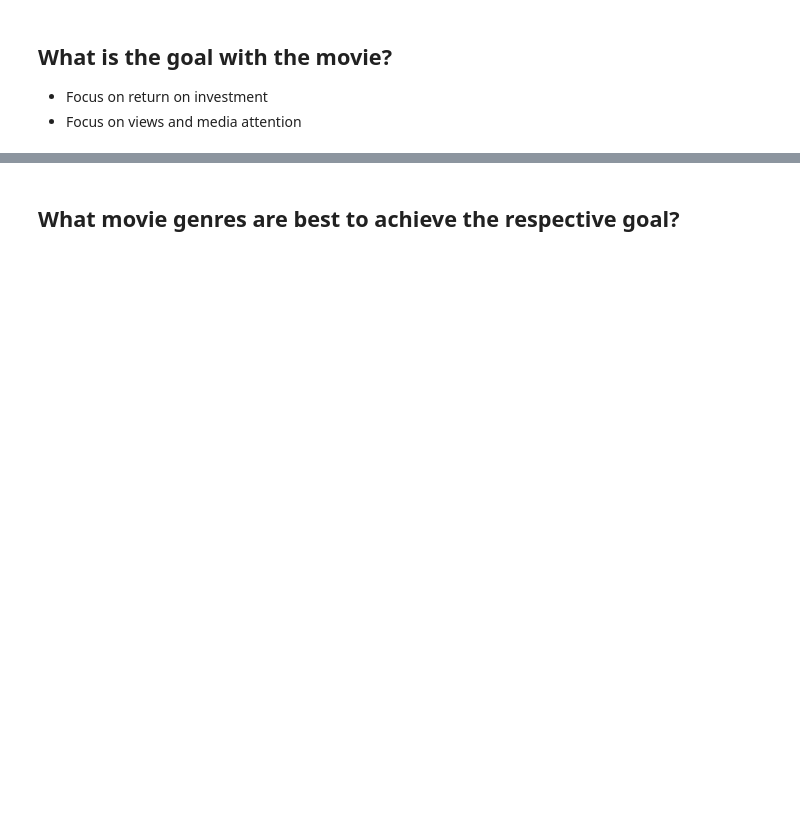
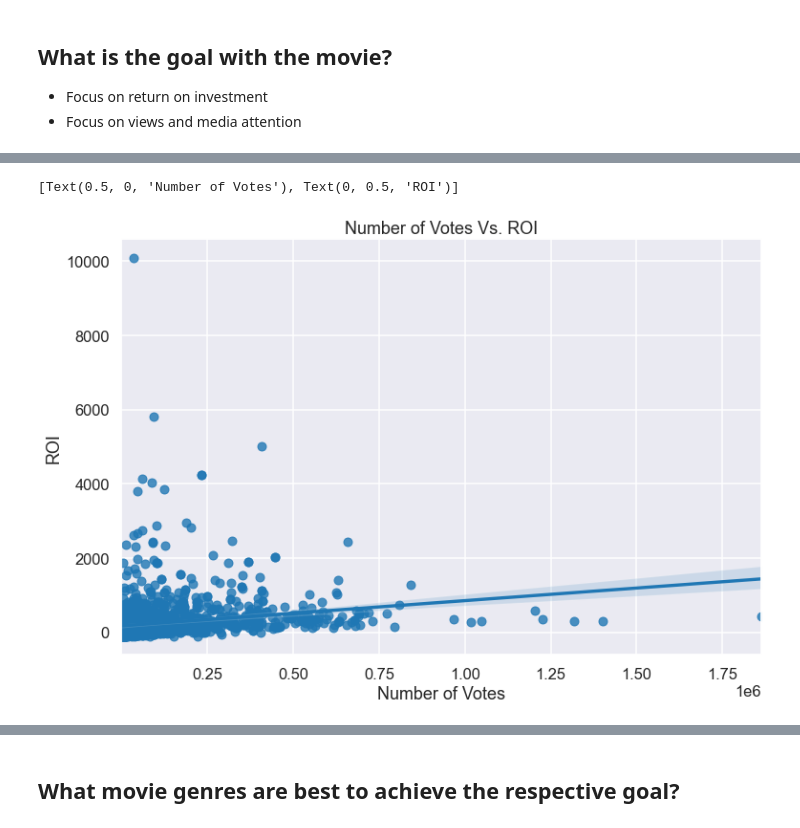
Before and after one commit to hoganbyun/Movie_analysis, a Jupyter notebook: Phase 1 Project Code.ipynb, the cells around one changed output, grey strips where cells are left out. Cells and saved outputs as stored; diff of their text form; code cells hidden in the pictures; blank space fills up the shorter version.

```diff
--- a/Phase 1 Project Code.ipynb
+++ b/Phase 1 Project Code.ipynb
@@ -1086,0 +1286,3 @@ movies_df.sort_values(by = 'vote_count',ascending = False).head(10)
+# %%
+remove_gallows_df = media_roi_df.sort_values(by = 'roi', ascending = False)
+remove_gallows_df.head()
@@ -1086,0 +1297,4 @@ movies_df.sort_values(by = 'vote_count',ascending = False).head(10)
+# %%
+# CALCULATE OUTLIERS AND REMOVE ALL OUTLIERS
+remove_gallows_df.drop(1056, inplace = True)
+remove_gallows_df.head()
@@ -1086,0 +1309,12 @@ movies_df.sort_values(by = 'vote_count',ascending = False).head(10)
+# %%
+sns.set_style("darkgrid")
+sns.set_context("talk")
+fig = plt.figure(figsize = (12, 8))
+plt.title('Number of Votes Vs. ROI')
+ax = sns.regplot(x = 'total_votes', y = 'roi', data =
+                 remove_gallows_df, fit_reg=True, scatter=True)
+
+ax.set(xlabel = 'Number of Votes', ylabel = 'ROI')
+# %% [output]
+[Text(0.5, 0, 'Number of Votes'), Text(0, 0.5, 'ROI')]
+[figure, added]
```
Also changed, not shown: parts of 66 cells of this notebook.
